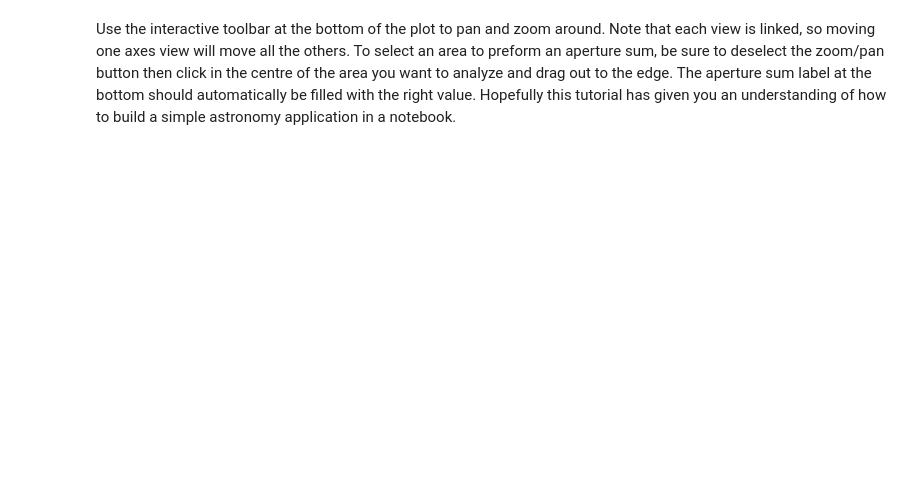
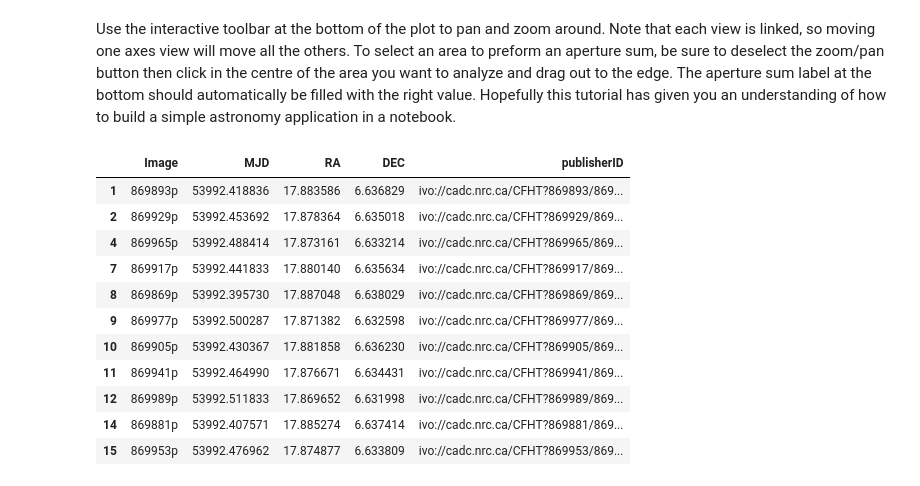
Before and after one commit to ellieb/astroquery_tutorial, a Jupyter notebook: astroquery_example_kbos.ipynb, the cells around one changed output. Cells and saved outputs as stored; diff of their text form; code cells hidden in the pictures; blank space fills up the shorter version.

```diff
--- a/astroquery_example_kbos.ipynb
+++ b/astroquery_example_kbos.ipynb
@@ -207,14 +245,18 @@ from traitlets import traitlets
 
 
 # Date range slider widget
+#TODO: make start and end the min/max of the hour, intervals be the hour
 def make_date_range_slider(table):
     """ Function to generate the date range slider based on the date ranges in the results table"""
-    start_date = math.floor(table['MJD'].min())
-    end_date = math.ceil(table['MJD'].max())
 
-    dates = Time(np.arange(start_date, end_date, 1),
+    start_date = table['MJD'].min()
+    end_date = table['MJD'].max()
+    hour = 0.041666666666666664
+
+    dates = Time(np.arange(start_date, end_date + hour, hour),
                  format='mjd',
-                 out_subfmt='date')
+                 out_subfmt='date_hm')
+
     # Match value to formated date output for nicer display
     options = [(' {} '.format(date.iso), date.mjd) for date in dates]
 
@@ -225,26 +267,25 @@ def make_date_range_slider(table):
         description='Date Range:',
         disabled=False,
         continuous_update=True,
-        layout=Layout(width='700px'),
+        layout={'width': '400px'},
+        readout=False,
+        style = {'description_width': 'initial', 'contenteditable': 'false'}
     )
+
+    range_label = widgets.Label(value='{} - {}'.format(*range_slider.label))
 
     # The slider controls the selected rows of the table data
     selection = get_selection(table, range_slider.value)
     range_slider.add_traits(selection=traitlets.Any(selection))
 
-    # Label to show number of files in selected date range
-    range_label = widgets.Label(
-        value="Number of Results: {}".format(len(selection)))
-
     # When slider changes, update selection table and results num label
     def update_selection(change):
         new_selection = get_selection(table, change['new'])
         range_slider.selection = new_selection
-        range_label.value = "Number of Results: {}".format(len(new_selection))
-
+        range_label.value = '{} - {}'.format(*range_slider.label)
     range_slider.observe(update_selection, names='value')
 
-    return widgets.VBox([range_slider, range_label])
+    return widgets.HBox([range_slider, range_label])
 
 
 # Replot button widget
@@ -253,7 +294,7 @@ def make_replot_button(range_slider, kbo_fig, kbo_name):
 
     # When button is clicked, get new selection and replot
     def on_button_clicked(change):
-        data_list = get_data_list(Table.from_pandas(range_slider.children[0].selection), ext='ccd17')
+        data_list = get_data_list(Table.from_pandas(range_slider.children[0].selection), ext=-1)
         plot_data(kbo_fig, data_list, kbo_name)
 
     replot_button.on_click(on_button_clicked)
@@ -447,2 +530,17 @@ VBox(children=(HBox(children=(VBox(children=(SelectionRangeSlider(description='D
 # %% [markdown]
 Use the interactive toolbar at the bottom of the plot to pan and zoom around. Note that each view is linked, so moving one axes view will move all the others. To select an area to preform an aperture sum, be sure to deselect the zoom/pan button then click in the centre of the area you want to analyze and drag out to the edge. The aperture sum label at the bottom should automatically be filled with the right value. Hopefully this tutorial has given you an understanding of how to build a simple astronomy application in a notebook.
+# %%
+range_slider.children[0].selection
+# %% [output]
+|  | Image | MJD | RA | DEC | publisherID |
+| 1 | 869893p | 53992.418836 | 17.883586 | 6.636829 | ivo://cadc.nrc.ca/CFHT?869893/869... |
+| 2 | 869929p | 53992.453692 | 17.878364 | 6.635018 | ivo://cadc.nrc.ca/CFHT?869929/869... |
+| 4 | 869965p | 53992.488414 | 17.873161 | 6.633214 | ivo://cadc.nrc.ca/CFHT?869965/869... |
+| 7 | 869917p | 53992.441833 | 17.880140 | 6.635634 | ivo://cadc.nrc.ca/CFHT?869917/869... |
+| 8 | 869869p | 53992.395730 | 17.887048 | 6.638029 | ivo://cadc.nrc.ca/CFHT?869869/869... |
+| 9 | 869977p | 53992.500287 | 17.871382 | 6.632598 | ivo://cadc.nrc.ca/CFHT?869977/869... |
+| 10 | 869905p | 53992.430367 | 17.881858 | 6.636230 | ivo://cadc.nrc.ca/CFHT?869905/869... |
+| 11 | 869941p | 53992.464990 | 17.876671 | 6.634431 | ivo://cadc.nrc.ca/CFHT?869941/869... |
+| 12 | 869989p | 53992.511833 | 17.869652 | 6.631998 | ivo://cadc.nrc.ca/CFHT?869989/869... |
+| 14 | 869881p | 53992.407571 | 17.885274 | 6.637414 | ivo://cadc.nrc.ca/CFHT?869881/869... |
+| 15 | 869953p | 53992.476962 | 17.874877 | 6.633809 | ivo://cadc.nrc.ca/CFHT?869953/869... |
```
Also changed, not shown: parts of 8 cells of this notebook.
